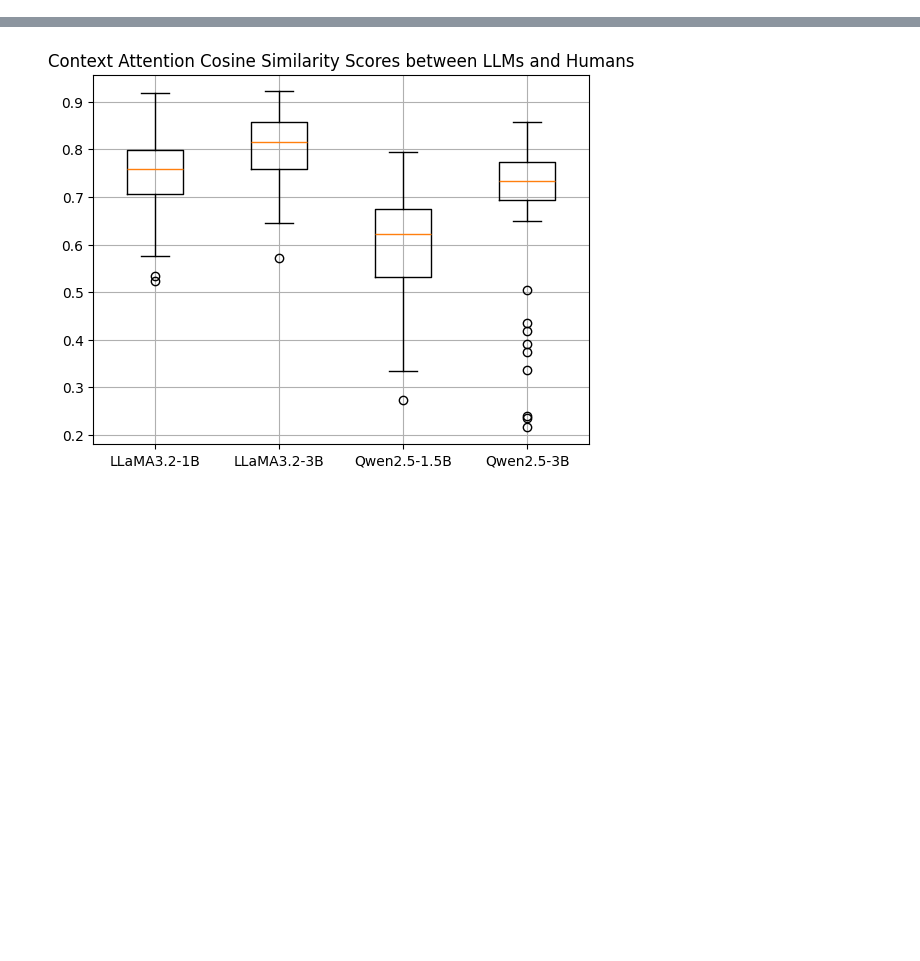
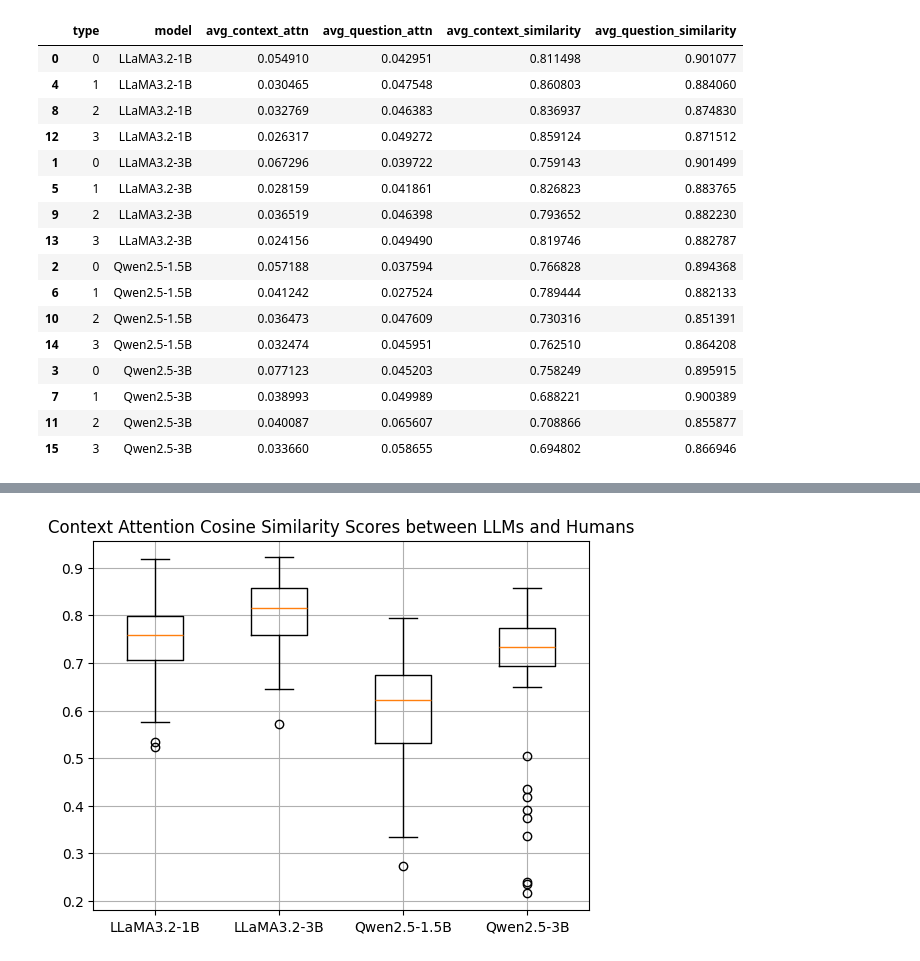
Before and after one commit to RobertJoachimEncinas/Evaluating-Attention-Patterns-of-LLMs-Using-Adversarial-Reading-Comprehension, a Jupyter notebook: Code/data_analysis.ipynb, the cells around one changed output, grey strips where cells are left out. Drawn from its saved outputs; the diff is of its cells as text; code cells hidden in the pictures; blank space fills up the shorter version.

```diff
--- a/Code/data_analysis.ipynb
+++ b/Code/data_analysis.ipynb
@@ -8,7 +8,7 @@ warnings.filterwarnings('ignore')
 
 model_names = ["LLaMA3.2-1B", "LLaMA3.2-3B", "Qwen2.5-1.5B", "Qwen2.5-3B"]
 
-info_df = pd.read_csv("Data Files/results.csv")
-outputs_df = pd.read_csv("Data Files/results-output.csv")
+info_df = pd.read_csv("../Data Files/results.csv")
+outputs_df = pd.read_csv("../Data Files/results-output.csv")
 # %%
 results_df = pd.concat([info_df, outputs_df], axis=1)
@@ -94,13 +103,31 @@ for i in range(4):
 # %%
 type_summary = pd.DataFrame(columns=['type', 'model', 'avg_context_attn', 'avg_question_attn', 'avg_context_similarity', 'avg_question_similarity'])
 
 for i in range(4):
     for name in model_names:
         type_summary.loc[len(type_summary)] = [i, name, type_data[i][f'{name}_context_attention_{i}'].mean(),
                                                type_data[i][f'{name}_question_attention_{i}'].mean(), type_data[i][f'{name}_context_similarity_{i}'].mean(),
                                                type_data[i][f'{name}_question_similarity_{i}'].mean()]
 
-type_summary.sort_values(by=['model', 'type'], ascending=[True, True]).to_latex()
+type_summary.sort_values(by=['model', 'type'], ascending=[True, True])
+# %% [output]
+|  | type | model | avg_context_attn | avg_question_attn | avg_context_similarity | avg_question_similarity |
+| 0 | 0 | LLaMA3.2-1B | 0.054910 | 0.042951 | 0.811498 | 0.901077 |
+| 4 | 1 | LLaMA3.2-1B | 0.030465 | 0.047548 | 0.860803 | 0.884060 |
+| 8 | 2 | LLaMA3.2-1B | 0.032769 | 0.046383 | 0.836937 | 0.874830 |
+| 12 | 3 | LLaMA3.2-1B | 0.026317 | 0.049272 | 0.859124 | 0.871512 |
+| 1 | 0 | LLaMA3.2-3B | 0.067296 | 0.039722 | 0.759143 | 0.901499 |
+| 5 | 1 | LLaMA3.2-3B | 0.028159 | 0.041861 | 0.826823 | 0.883765 |
+| 9 | 2 | LLaMA3.2-3B | 0.036519 | 0.046398 | 0.793652 | 0.882230 |
+| 13 | 3 | LLaMA3.2-3B | 0.024156 | 0.049490 | 0.819746 | 0.882787 |
+| 2 | 0 | Qwen2.5-1.5B | 0.057188 | 0.037594 | 0.766828 | 0.894368 |
+| 6 | 1 | Qwen2.5-1.5B | 0.041242 | 0.027524 | 0.789444 | 0.882133 |
+| 10 | 2 | Qwen2.5-1.5B | 0.036473 | 0.047609 | 0.730316 | 0.851391 |
+| 14 | 3 | Qwen2.5-1.5B | 0.032474 | 0.045951 | 0.762510 | 0.864208 |
+| 3 | 0 | Qwen2.5-3B | 0.077123 | 0.045203 | 0.758249 | 0.895915 |
+| 7 | 1 | Qwen2.5-3B | 0.038993 | 0.049989 | 0.688221 | 0.900389 |
+| 11 | 2 | Qwen2.5-3B | 0.040087 | 0.065607 | 0.708866 | 0.855877 |
+| 15 | 3 | Qwen2.5-3B | 0.033660 | 0.058655 | 0.694802 | 0.866946 |
 # %%
 model_data = [0, 0, 0, 0]
 for x in range(len(model_names)):
```
Also changed, not shown: parts of 32 cells of this notebook, 1 other file.
